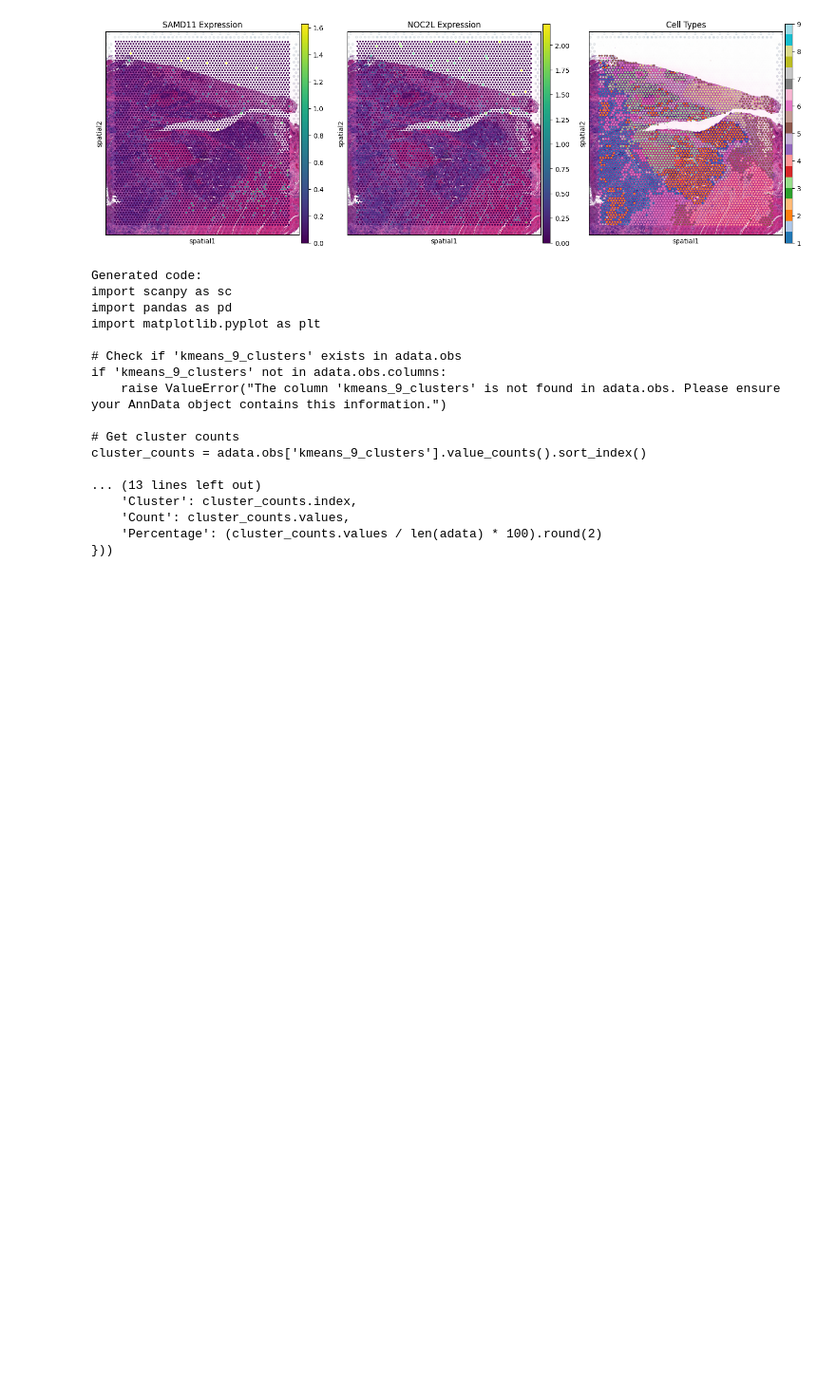
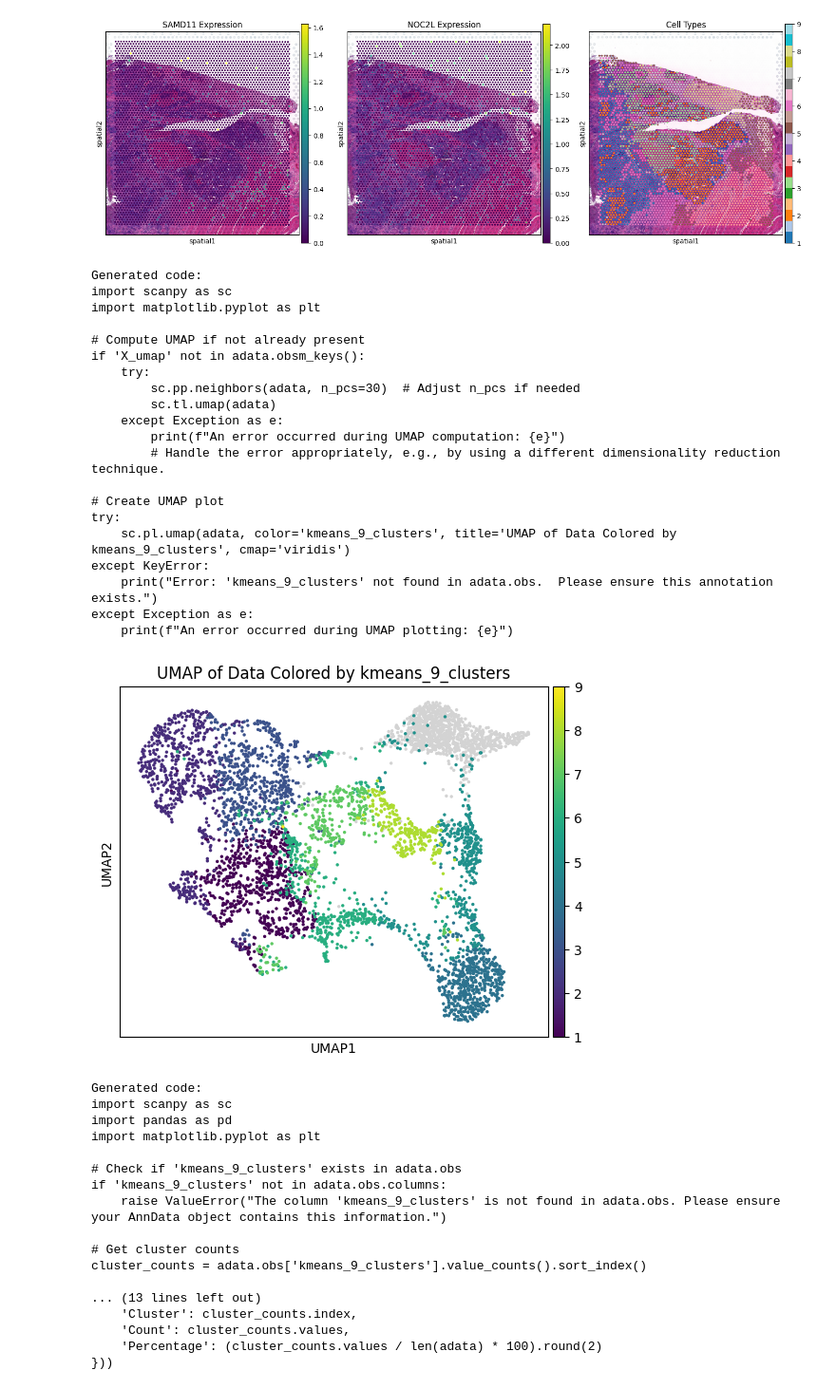
Before and after one commit to MingyuYang-Yale/HTANalyzer-LLM, a Jupyter notebook: agent2.ipynb, the cells around one changed output. Shown at 95% size. Saved outputs shown, nothing was run; the diff lists cells and outputs as text; code cells hidden in the pictures; blank space fills up the shorter version.

```diff
--- a/agent2.ipynb
+++ b/agent2.ipynb
@@ -463,6 +445,31 @@ if missing_genes:
 plt.tight_layout()
 plt.show()
 [figure]
+# %%
+code = generate("Show me a UMAP of the data")
+exec(code)
+# %% [output]
+Generated code:
+import scanpy as sc
+import matplotlib.pyplot as plt
+
+# Compute UMAP if not already present
+if 'X_umap' not in adata.obsm_keys():
+    try:
+        sc.pp.neighbors(adata, n_pcs=30)  # Adjust n_pcs if needed
+        sc.tl.umap(adata)
+    except Exception as e:
+        print(f"An error occurred during UMAP computation: {e}")
+        # Handle the error appropriately, e.g., by using a different dimensionality reduction technique.
+
+# Create UMAP plot
+try:
+    sc.pl.umap(adata, color='kmeans_9_clusters', title='UMAP of Data Colored by kmeans_9_clusters', cmap='viridis')
+except KeyError:
+    print("Error: 'kmeans_9_clusters' not found in adata.obs.  Please ensure this annotation exists.")
+except Exception as e:
+    print(f"An error occurred during UMAP plotting: {e}")
+[figure, added]
 # %%
 code = generate("What's the distribution of cell types in this dataset?")
 exec(code)
```
Also changed, not shown: parts of 1 cell of this notebook.
